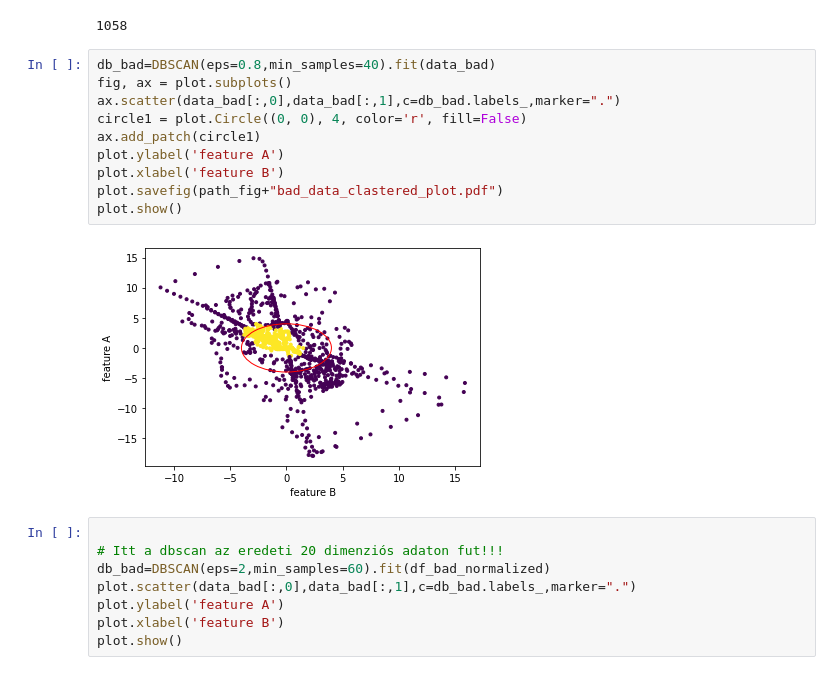
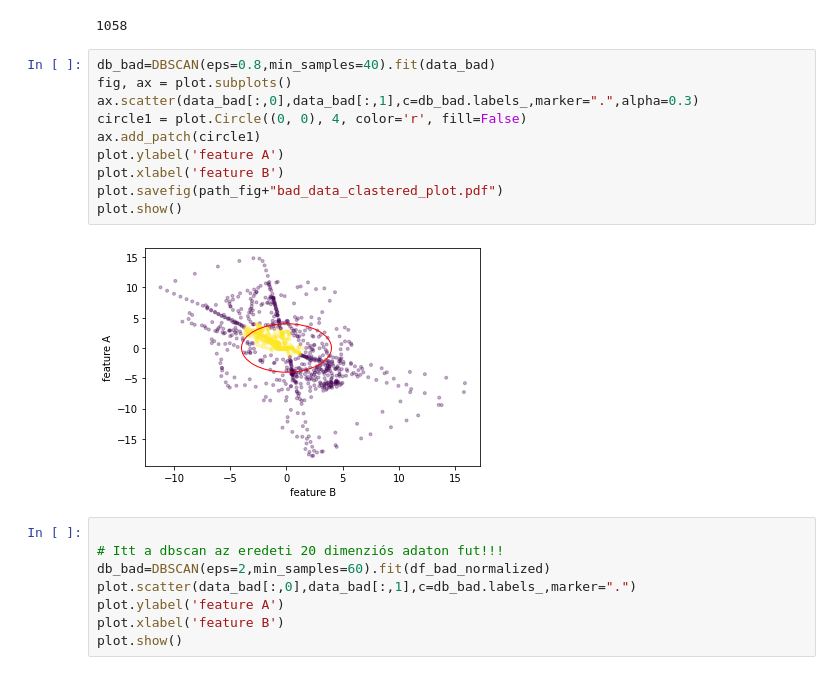
Before and after one commit to sipocz/pid_time_series, a Jupyter notebook: PID_Autoencoder_error.ipynb, the cells around one changed output. Saved outputs shown, nothing was run; the diff lists cells and outputs as text.

```diff
--- a/PID_Autoencoder_error.ipynb
+++ b/PID_Autoencoder_error.ipynb
@@ -207,15 +215,15 @@ print(len(data))
 # %%
 db_bad=DBSCAN(eps=0.8,min_samples=40).fit(data_bad)
 fig, ax = plot.subplots()
-ax.scatter(data_bad[:,0],data_bad[:,1],c=db_bad.labels_,marker=".")
+ax.scatter(data_bad[:,0],data_bad[:,1],c=db_bad.labels_,marker=".",alpha=0.3)
 circle1 = plot.Circle((0, 0), 4, color='r', fill=False)
 ax.add_patch(circle1)
 plot.ylabel('feature A')
 plot.xlabel('feature B')
 plot.savefig(path_fig+"bad_data_clastered_plot.pdf")
 plot.show()
 # %% [output]
-[figure, old version]
+[figure, new version]
 # %%
 
 # Itt a dbscan az eredeti 20 dimenziós adaton fut!!!
```
Also changed, not shown: parts of 41 cells of this notebook.
